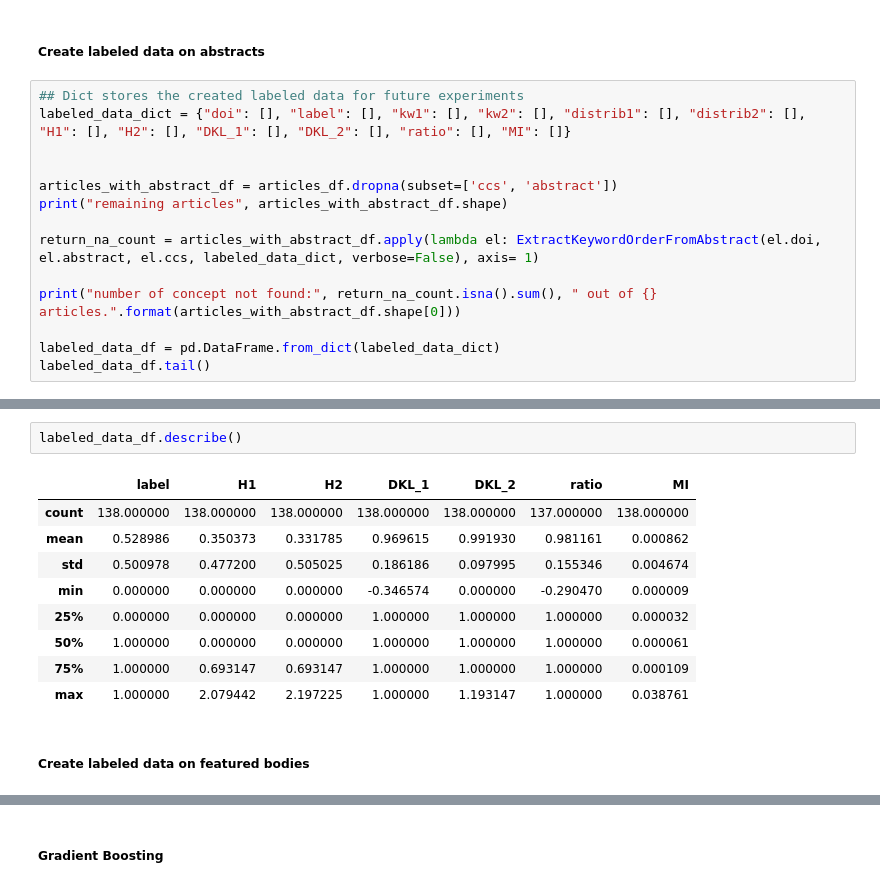
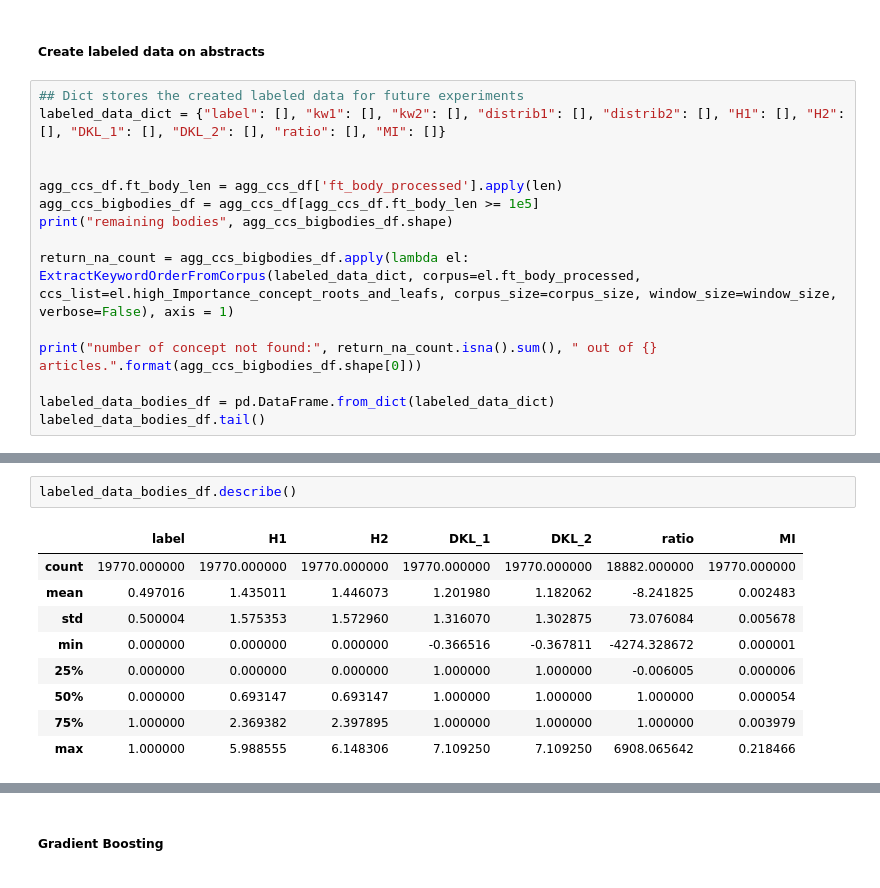
Before and after one commit to Learningchipmunk/Keywords-Ordering, a Jupyter notebook: Keywords Ordering Experiment.ipynb, the cells around one changed output, grey strips where cells are left out. Saved outputs shown, nothing was run; the diff lists cells and outputs as text.

```diff
--- a/Keywords Ordering Experiment.ipynb
+++ b/Keywords Ordering Experiment.ipynb
@@ -247,15 +212,16 @@ print(len(res_1), res_1)
 ##### Create labeled data on abstracts
 # %%
 ## Dict stores the created labeled data for future experiments
-labeled_data_dict = {"doi": [], "label": [], "kw1": [], "kw2": [], "distrib1": [], "distrib2": [], "H1": [], "H2": [], "DKL_1": [], "DKL_2": [], "ratio": [], "MI": []}
+labeled_data_dict = {"label": [], "kw1": [], "kw2": [], "distrib1": [], "distrib2": [], "H1": [], "H2": [], "DKL_1": [], "DKL_2": [], "ratio": [], "MI": []}
 
 
-articles_with_abstract_df = articles_df.dropna(subset=['ccs', 'abstract'])
-print("remaining articles", articles_with_abstract_df.shape)
+agg_ccs_df.ft_body_len = agg_ccs_df['ft_body_processed'].apply(len)
+agg_ccs_bigbodies_df = agg_ccs_df[agg_ccs_df.ft_body_len >= 1e5]
+print("remaining bodies", agg_ccs_bigbodies_df.shape)
 
-return_na_count = articles_with_abstract_df.apply(lambda el: ExtractKeywordOrderFromAbstract(el.doi, el.abstract, el.ccs, labeled_data_dict, verbose=False), axis= 1)
+return_na_count = agg_ccs_bigbodies_df.apply(lambda el: ExtractKeywordOrderFromCorpus(labeled_data_dict, corpus=el.ft_body_processed, ccs_list=el.high_Importance_concept_roots_and_leafs, corpus_size=corpus_size, window_size=window_size, verbose=False), axis = 1)
 
-print("number of concept not found:", return_na_count.isna().sum(), " out of {} articles.".format(articles_with_abstract_df.shape[0]))
+print("number of concept not found:", return_na_count.isna().sum(), " out of {} articles.".format(agg_ccs_bigbodies_df.shape[0]))
 
-labeled_data_df = pd.DataFrame.from_dict(labeled_data_dict)
-labeled_data_df.tail()
+labeled_data_bodies_df = pd.DataFrame.from_dict(labeled_data_dict)
+labeled_data_bodies_df.tail()
@@ -262,14 +236,12 @@ labeled_data_df.tail()
 # %%
-labeled_data_df.describe()
+labeled_data_bodies_df.describe()
 # %% [output]
 |  | label | H1 | H2 | DKL_1 | DKL_2 | ratio | MI |
-| count | 138.000000 | 138.000000 | 138.000000 | 138.000000 | 138.000000 | 137.000000 | 138.000000 |
-| mean | 0.528986 | 0.350373 | 0.331785 | 0.969615 | 0.991930 | 0.981161 | 0.000862 |
-| std | 0.500978 | 0.477200 | 0.505025 | 0.186186 | 0.097995 | 0.155346 | 0.004674 |
-| min | 0.000000 | 0.000000 | 0.000000 | -0.346574 | 0.000000 | -0.290470 | 0.000009 |
-| 25% | 0.000000 | 0.000000 | 0.000000 | 1.000000 | 1.000000 | 1.000000 | 0.000032 |
-| 50% | 1.000000 | 0.000000 | 0.000000 | 1.000000 | 1.000000 | 1.000000 | 0.000061 |
-| 75% | 1.000000 | 0.693147 | 0.693147 | 1.000000 | 1.000000 | 1.000000 | 0.000109 |
-| max | 1.000000 | 2.079442 | 2.197225 | 1.000000 | 1.193147 | 1.000000 | 0.038761 |
+| count | 19770.000000 | 19770.000000 | 19770.000000 | 19770.000000 | 19770.000000 | 18882.000000 | 19770.000000 |
+| mean | 0.497016 | 1.435011 | 1.446073 | 1.201980 | 1.182062 | -8.241825 | 0.002483 |
+| std | 0.500004 | 1.575353 | 1.572960 | 1.316070 | 1.302875 | 73.076084 | 0.005678 |
+| min | 0.000000 | 0.000000 | 0.000000 | -0.366516 | -0.367811 | -4274.328672 | 0.000001 |
+| 25% | 0.000000 | 0.000000 | 0.000000 | 1.000000 | 1.000000 | -0.006005 | 0.000006 |
+| 50% | 0.000000 | 0.693147 | 0.693147 | 1.000000 | 1.000000 | 1.000000 | 0.000054 |
+| 75% | 1.000000 | 2.369382 | 2.397895 | 1.000000 | 1.000000 | 1.000000 | 0.003979 |
+| max | 1.000000 | 5.988555 | 6.148306 | 7.109250 | 7.109250 | 6908.065642 | 0.218466 |
-# %% [markdown]
-##### Create labeled data on featured bodies
```
Also changed, not shown: parts of 23 cells of this notebook, 1 other file.
